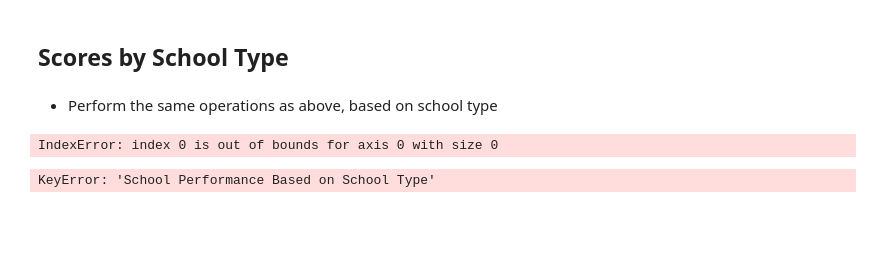
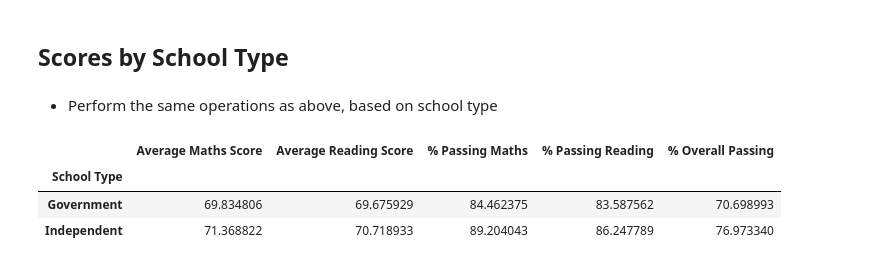
Before and after one commit to SandraBotica/pandas-challenge, a Jupyter notebook: PyCitySchools/PyCitySchools_starter.ipynb, the cells around one changed output. Saved outputs shown, nothing was run; the diff lists cells and outputs as text; code cells hidden in the pictures; blank space fills up the shorter version.

```diff
--- a/PyCitySchools/PyCitySchools_starter.ipynb
+++ b/PyCitySchools/PyCitySchools_starter.ipynb
@@ -1113,25 +1127,20 @@ size_summary_df.to_csv("size_summary.csv", index = True, header=True)
 ## Scores by School Type
 # %% [markdown]
 * Perform the same operations as above, based on school type
-# %%
-type_summary_df = per_school_summary_df
-size_bins = []
-labels = ["Independent","Government"]
-type_summary_df["School Performance Based on School Type"] = pd.cut(type_summary_df["School Type"], size_bins, labels=labels, include_lowest=True)
-type_summary_df
-# %% [output]
-IndexError: index 0 is out of bounds for axis 0 with size 0
 # %%
-type_maths_scores = school_spending_df.groupby(["School Performance Based on School Type"]).mean()["Average Maths Score"]
-type_reading_scores = school_spending_df.groupby(["School Performance Based on School Type"]).mean()["Average Reading Score"]
-type_passing_maths = school_spending_df.groupby(["School Performance Based on School Type"]).mean()["% Passing Maths"]
-type_passing_reading = school_spending_df.groupby(["School Performance Based on School Type"]).mean()["% Passing Reading"]
-type_passing_overall = school_spending_df.groupby(["School Performance Based on School Type"]).mean()["% Overall Passing"]
+type_maths_scores = per_school_summary_df.groupby(["School Type"]).mean()["Average Maths Score"]
+type_reading_scores = per_school_summary_df.groupby(["School Type"]).mean()["Average Reading Score"]
+type_passing_maths = per_school_summary_df.groupby(["School Type"]).mean()["% Passing Maths"]
+type_passing_reading = per_school_summary_df.groupby(["School Type"]).mean()["% Passing Reading"]
+type_overall_passing = per_school_summary_df.groupby(["School Type"]).mean()["% Overall Passing"]
-# %% [output]
-KeyError: 'School Performance Based on School Type'
 # %%
-type_summary_df = pd.DataFrame ({"Average Maths Score":type_maths_scores, "Average Reading Score":type_reading_scores ,"% Passing Maths":type_passing_maths, "% Passing Reading":type_passing_reading,  "% Overall Passing":type_passing_overall})
-type_summary_df.index.name = None
+type_summary_df = pd.DataFrame({"Average Maths Score" : type_maths_scores,"Average Reading Score": type_reading_scores,"% Passing Maths": type_passing_maths,"% Passing Reading": type_passing_reading,"% Overall Passing": type_overall_passing})
+type_summary_df = type_summary_df[["Average Maths Score","Average Reading Score","% Passing Maths","% Passing Reading","% Overall Passing"]]
 type_summary_df
+# %% [output]
+|  | Average Maths Score | Average Reading Score | % Passing Maths | % Passing Reading | % Overall Passing |
+| School Type |  |  |  |  |  |
+| Government | 69.834806 | 69.675929 | 84.462375 | 83.587562 | 70.698993 |
+| Independent | 71.368822 | 70.718933 | 89.204043 | 86.247789 | 76.973340 |
 # %%
 type_summary_df.to_csv("type_summary.csv", index = True, header=True)
```
Also changed, not shown: parts of 3 cells of this notebook, 5 other files.
